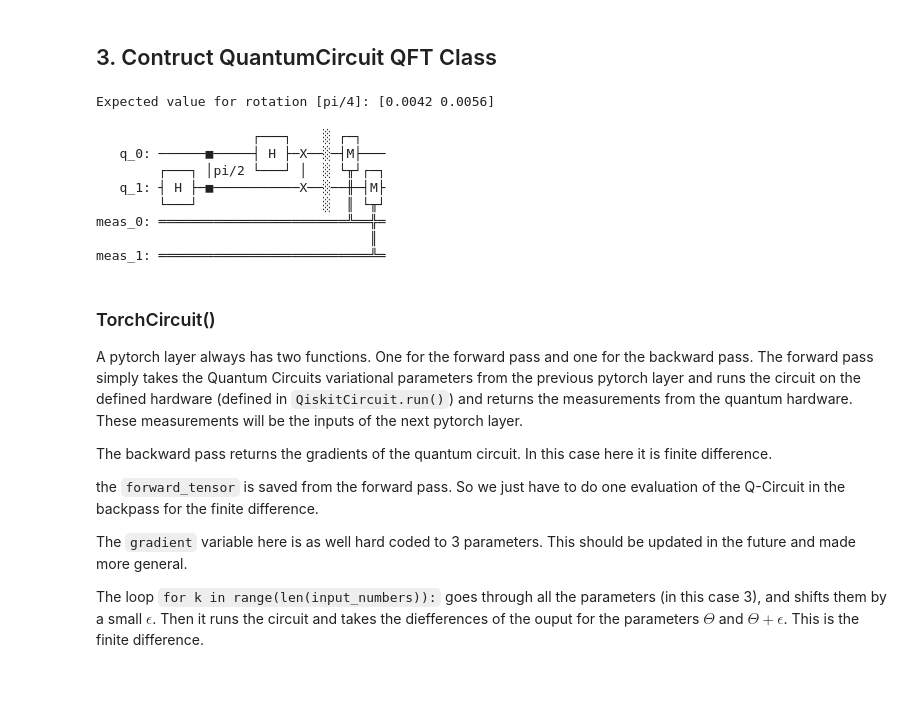
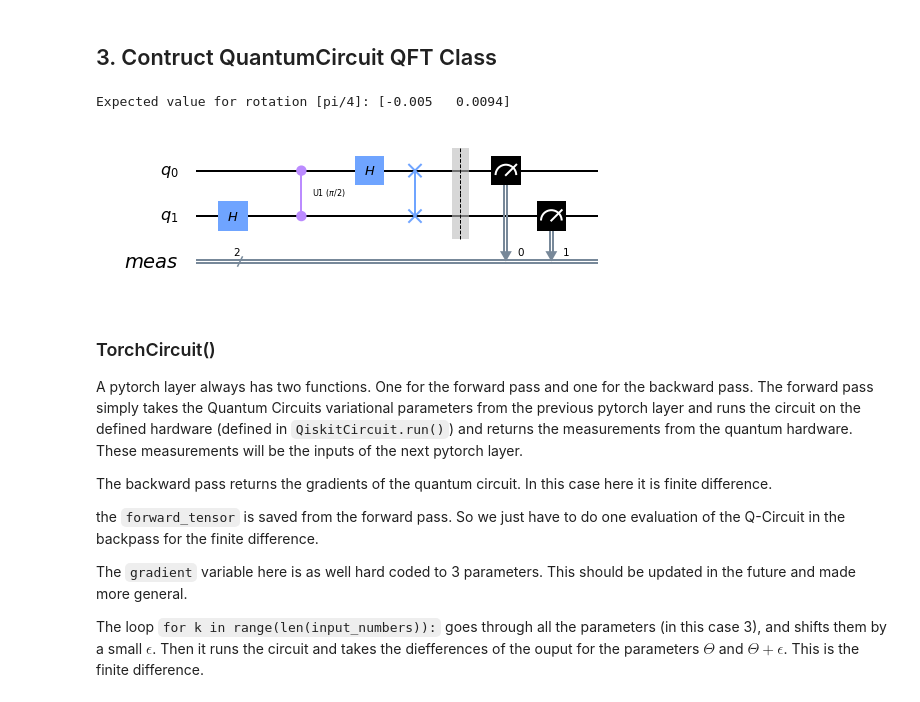
Before and after one commit to qiyaoliang/Quantum-Deep-Learning, a Jupyter notebook: MNIST01-QFT/mnist01-qft.ipynb, the cells around one changed output. Saved outputs shown, nothing was run; the diff lists cells and outputs as text; code cells hidden in the pictures.

```diff
--- a/MNIST01-QFT/mnist01-qft.ipynb
+++ b/MNIST01-QFT/mnist01-qft.ipynb
@@ -117,17 +117,10 @@ class QiskitCircuit():
 # %%
 circuit = QiskitCircuit(NUM_QUBITS, SIMULATOR, NUM_SHOTS)
 print('Expected value for rotation [pi/4]: {}'.format(circuit.run(torch.Tensor([np.pi/2]))))
-circuit.circuit.draw()
+circuit.circuit.draw(output='mpl', filename='Figures/qft-circuit.jpg')
 # %% [output]
-Expected value for rotation [pi/4]: [0.0042 0.0056]
+Expected value for rotation [pi/4]: [-0.005   0.0094]
-                    ┌───┐    ░ ┌─┐
-   q_0: ──────■─────┤ H ├─X──░─┤M├───
-        ┌───┐ │pi/2 └───┘ │  ░ └╥┘┌─┐
-   q_1: ┤ H ├─■───────────X──░──╫─┤M├
-        └───┘                ░  ║ └╥┘
-meas_0: ════════════════════════╩══╬═
-                                   ║
-meas_1: ═══════════════════════════╩═
+[figure, added]
 # %% [markdown]
 ### TorchCircuit()
 
```
Also changed, not shown: 7 other files.
